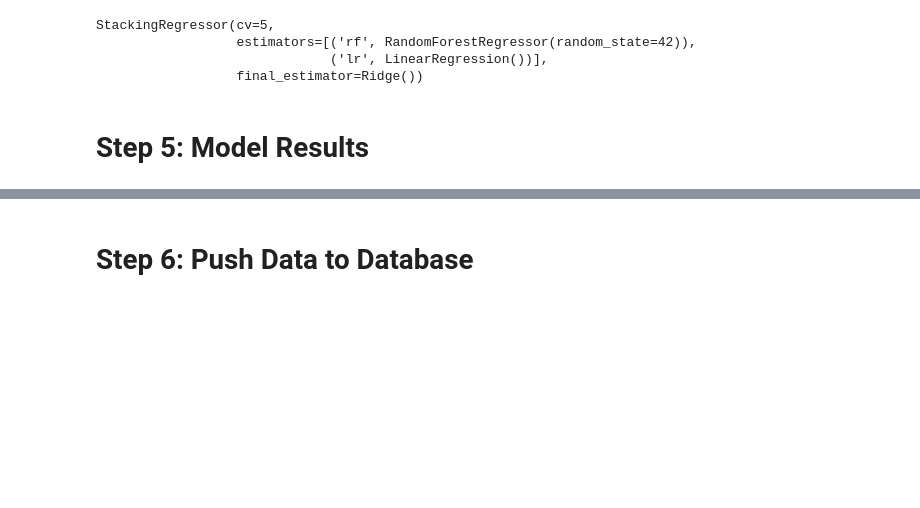
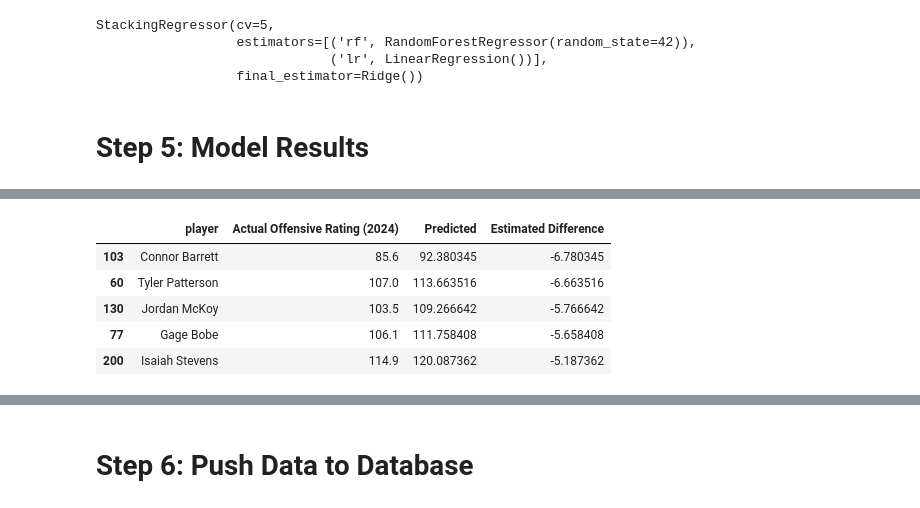
Before and after one commit to qadabie/NCAAB_TransferPortal, a Jupyter notebook: ensemble_transfer_model.ipynb, the cells around one changed output, grey strips where cells are left out. Saved outputs shown, nothing was run; the diff lists cells and outputs as text; code cells hidden in the pictures; blank space fills up the shorter version.

```diff
--- a/ensemble_transfer_model.ipynb
+++ b/ensemble_transfer_model.ipynb
@@ -248,0 +224,9 @@ plt.show()
+# %%
+bottom0
+# %% [output]
+|  | player | Actual Offensive Rating (2024) | Predicted | Estimated Difference |
+| 103 | Connor Barrett | 85.6 | 92.380345 | -6.780345 |
+| 60 | Tyler Patterson | 107.0 | 113.663516 | -6.663516 |
+| 130 | Jordan McKoy | 103.5 | 109.266642 | -5.766642 |
+| 77 | Gage Bobe | 106.1 | 111.758408 | -5.658408 |
+| 200 | Isaiah Stevens | 114.9 | 120.087362 | -5.187362 |
```
Also changed, not shown: parts of 18 cells of this notebook, 1 other file.
